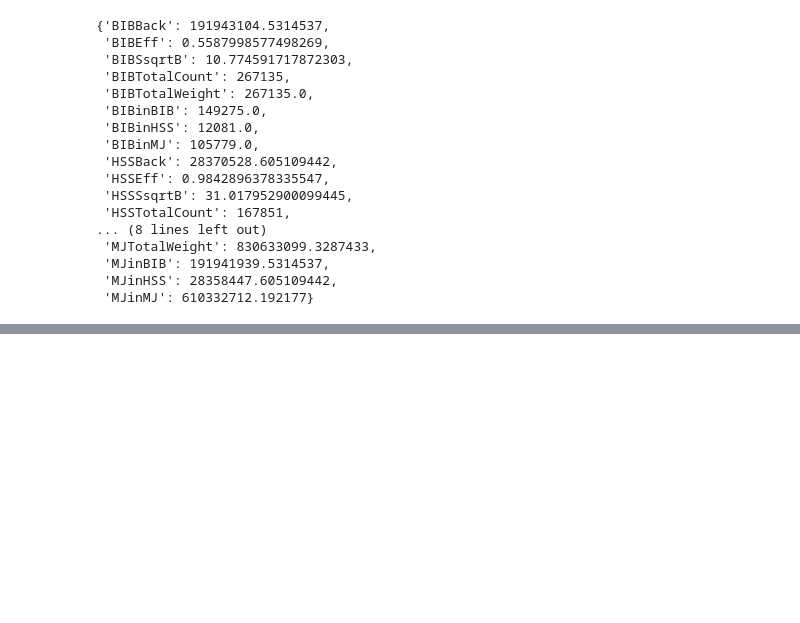
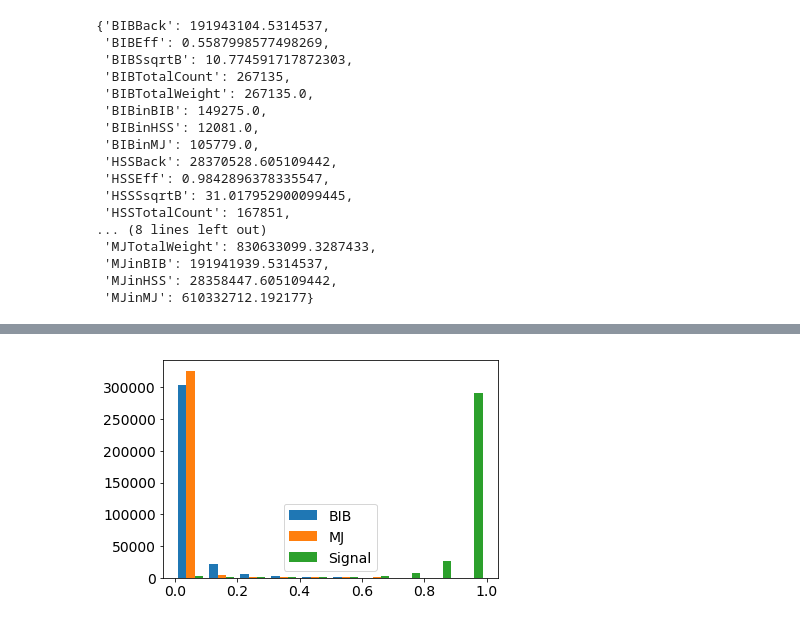
Before and after one commit to gordonwatts/JetCutStudies, a Jupyter notebook: notebooks/Exploring Gradient Boost.ipynb, the cells around one changed output, grey strips where cells are left out. Cells and saved outputs as stored; diff of their text form; code cells hidden in the pictures; blank space fills up the shorter version.

```diff
--- a/notebooks/Exploring Gradient Boost.ipynb
+++ b/notebooks/Exploring Gradient Boost.ipynb
@@ -124,0 +224,10 @@ bdtGeneral.to_tmva("training_106_test.xml")
+# %%
+sig = all_events[all_events_class.Class==2]
+predictions = bdt.predict_proba(sig)
+# %%
+fig = plt.figure()
+plt.hist(predictions, label=('BIB', 'MJ', 'Signal'))
+plt.legend()
+plt.show()
+# %% [output]
+[figure, added]
```
Also changed, not shown: parts of 16 cells of this notebook, 3 other files.
